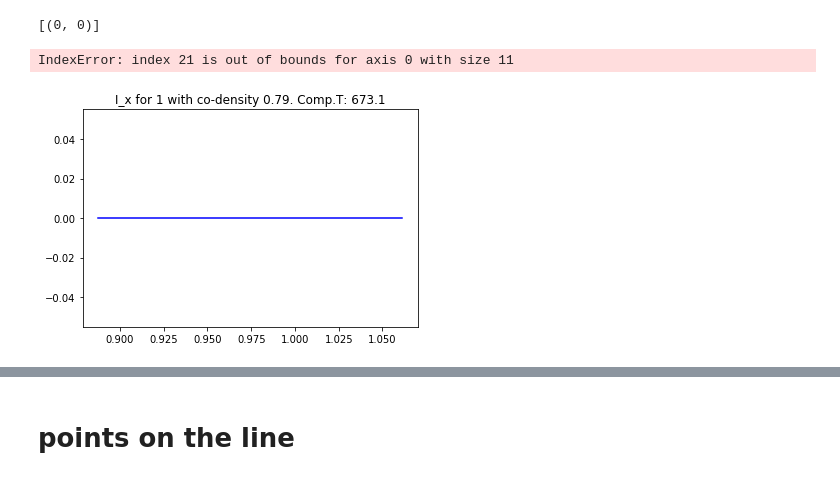
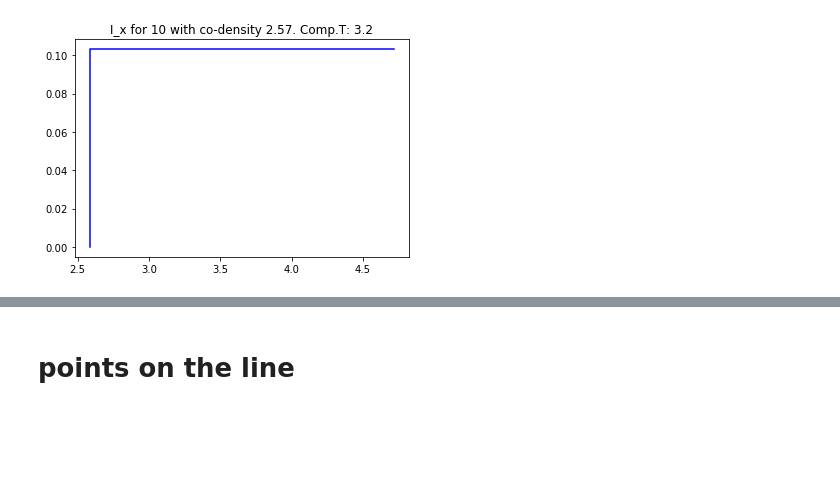
Before and after one commit to Chen-Cai-OSU/ER-staircode, a Jupyter notebook: example/Stair_viz.ipynb, the cells around one changed output, grey strips where cells are left out. Saved outputs shown, nothing was run; the diff lists cells and outputs as text; code cells hidden in the pictures; blank space fills up the shorter version.

```diff
--- a/example/Stair_viz.ipynb
+++ b/example/Stair_viz.ipynb
@@ -70,24 +71,23 @@ f = - density(points).reshape(len(points),1)
 # %%
 stair = get_stair(f, distm, idx=idx, method='heu')
 
 # viz
-end_t = time.time()
+end_t = time()
 title = f'I_x for {idx} with co-density {pf(f[idx][0], 2)}. Comp.T: {pf(end_t - start_t, 1)}'
 viz_stair(stair, show=show_flag, title=title, save=save_flag, dir='./img/', f=f'{idx}.png')
 # %% [output]
-[(0, 0)]
+[figure, added]
 # %%
-stairs = []
-show_flag = False
-idx_set = range(1,100,20)
-for idx in idx_set:
-    stair = get_stair(f, distm, idx=idx, method='heu')
-    stairs.append(stair)
+if False:
+    stairs = []
+    show_flag = False
+    # idx_set = range(1,100,20)
+    idx_set = range(1, 3*n, 1)
+    for idx in idx_set:
+        stair = get_stair(f, distm, idx=idx, method='heu')
+        stairs.append(stair)
 
-    # viz
-    end_t = time.time()
-    title = f'I_x for {idx} with co-density {pf(f[idx][0], 2)}. Comp.T: {pf(end_t - start_t, 1)}'
-    viz_stair(stair, show=show_flag, title=title, save=save_flag, dir='./img/', f=f'{idx}.png')
+        # viz
+        end_t = time()
+        title = f'I_x for {idx} with co-density {pf(f[idx][0], 2)}. Comp.T: {pf(end_t - start_t, 1)}'
+        viz_stair(stair, show=show_flag, title=title, save=save_flag, dir='./img/', f=f'{idx}.png')
-# %% [output]
-IndexError: index 21 is out of bounds for axis 0 with size 11
-[figure, removed]
```
Also changed, not shown: parts of 25 cells of this notebook, 1 other file.
